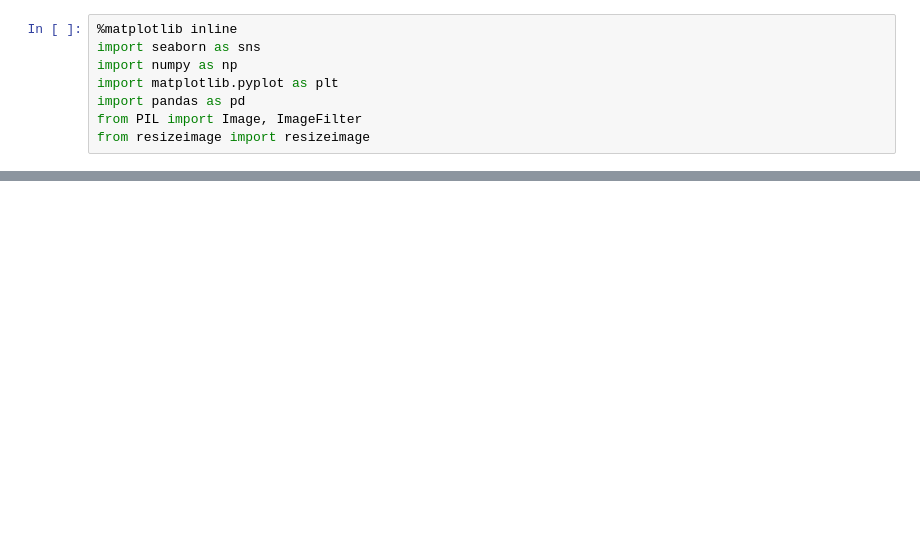
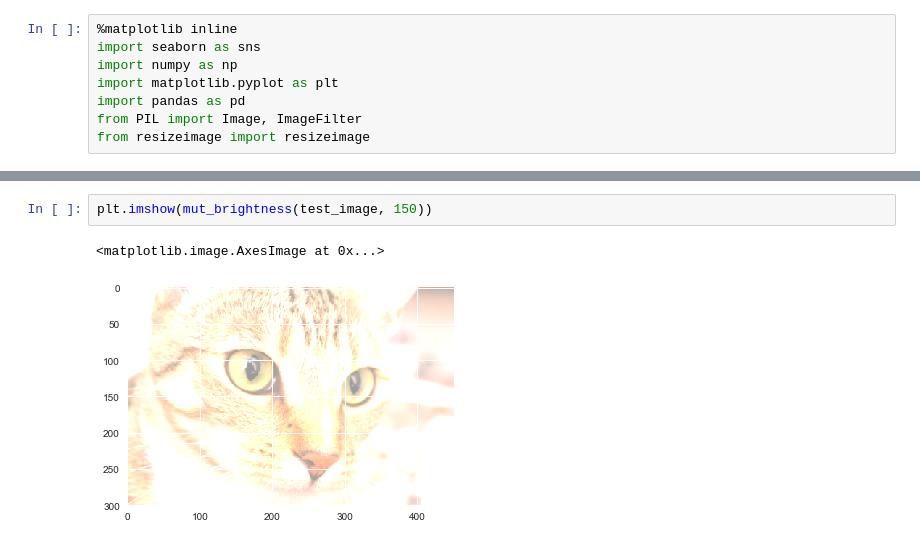
Before and after one commit to ZackAkil/image-fission, a Jupyter notebook: notebooks/1# test image manipulation.ipynb, the cells around one changed output, grey strips where cells are left out. Cells and saved outputs as stored; diff of their text form; blank space fills up the shorter version.

```diff
--- a/notebooks/1# test image manipulation.ipynb
+++ b/notebooks/1# test image manipulation.ipynb
@@ -30,0 +37,5 @@ array([[[255, 255, 255, 110],
+# %%
+plt.imshow(mut_brightness(test_image, 150))
+# %% [output]
+<matplotlib.image.AxesImage at 0x...>
+[figure, added]
```
Also changed, not shown: parts of 11 cells of this notebook.
